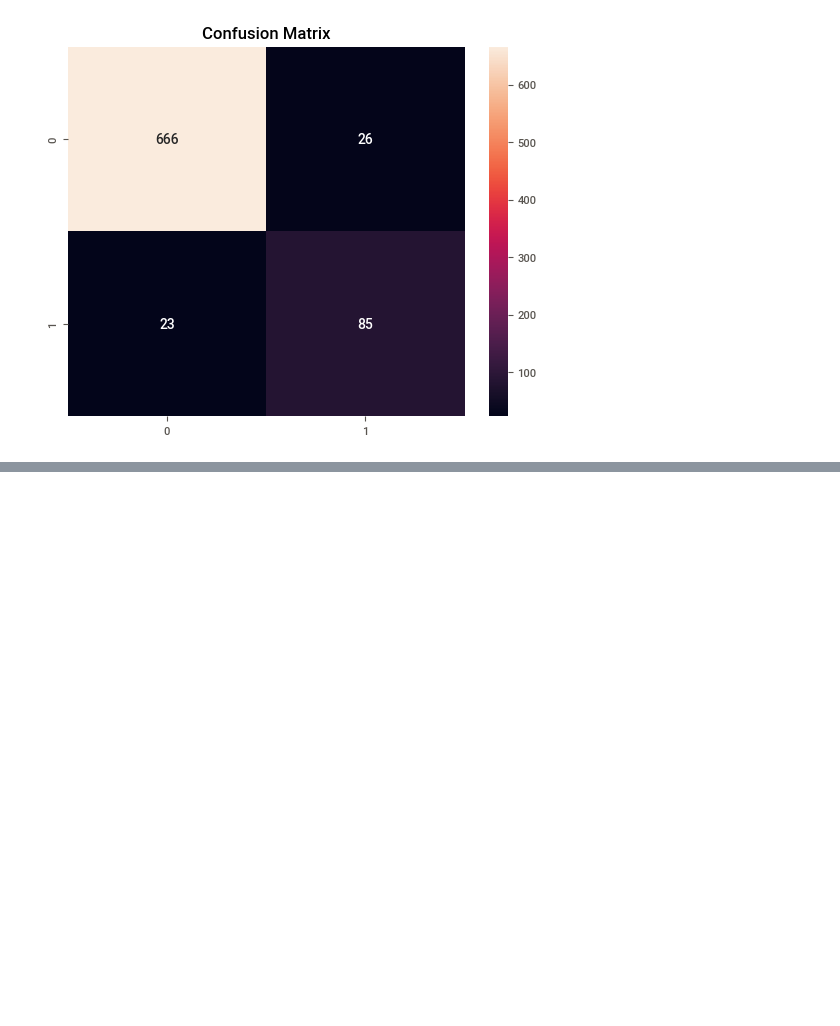
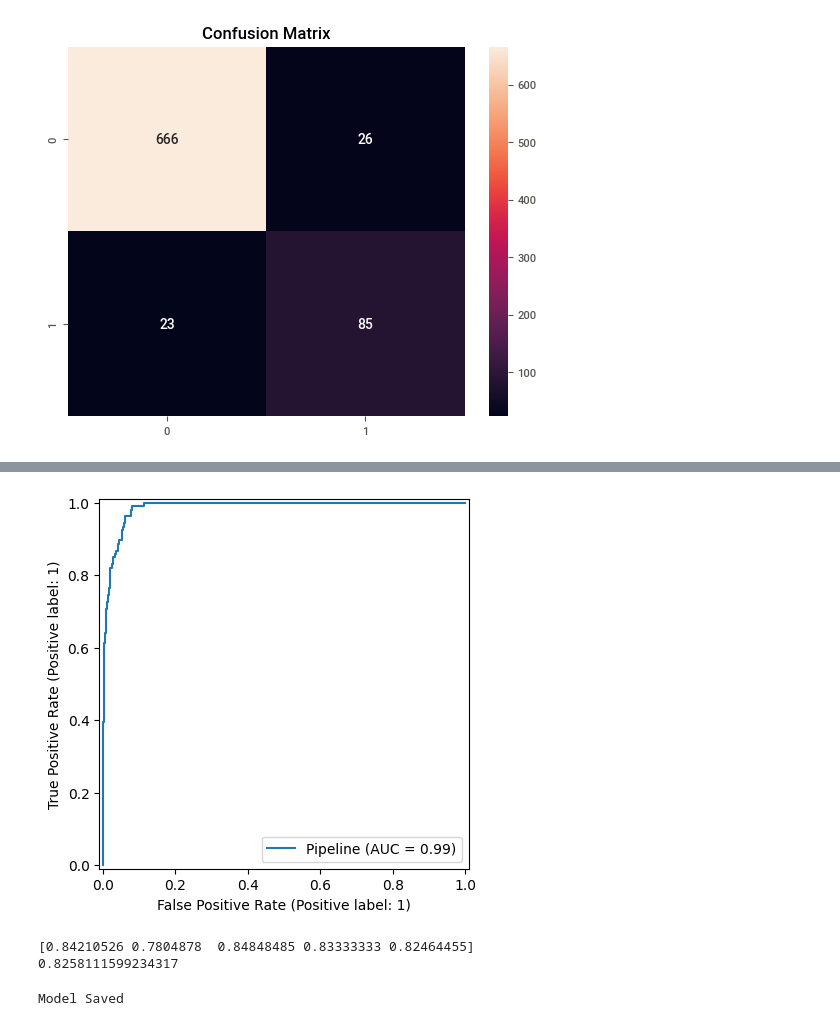
Before and after one commit to Saurav1934/Student-Dropout-Project, a Jupyter notebook: notebooks/01_eda.ipynb, the cells around one changed output, grey strips where cells are left out. Drawn from its saved outputs; the diff is of its cells as text; code cells hidden in the pictures; blank space fills up the shorter version.

```diff
--- a/notebooks/01_eda.ipynb
+++ b/notebooks/01_eda.ipynb
@@ -568,0 +657,12 @@ plt.show()
+# %%
+categorical_cols = (
+    X_train.select_dtypes(
+        include="object"
+    ).columns
+)
+
+numerical_cols = (
+    X_train.select_dtypes(
+        exclude="object"
+    ).columns
+)
@@ -568,0 +859,39 @@ plt.show()
+# %%
+RocCurveDisplay.from_estimator(
+    model_pipeline,
+    X_test,
+    y_test
+)
+
+plt.show()
+# %% [output]
+[figure, added]
+# %%
+cv = StratifiedKFold(
+    n_splits=5,
+    shuffle=True,
+    random_state=42
+)
+
+scores = cross_val_score(
+    model_pipeline,
+    X,
+    y,
+    cv=cv,
+    scoring="f1"
+)
+
+print(scores)
+print(scores.mean())
+# %% [output]
+[0.84210526 0.7804878  0.84848485 0.83333333 0.82464455]
+0.8258111599234317
+# %%
+joblib.dump(
+    model_pipeline,
+    "../models/student_dropout_pipeline.pkl"
+)
+
+print("Model Saved")
+# %% [output]
+Model Saved
```
Also changed, not shown: parts of 13 cells of this notebook.
